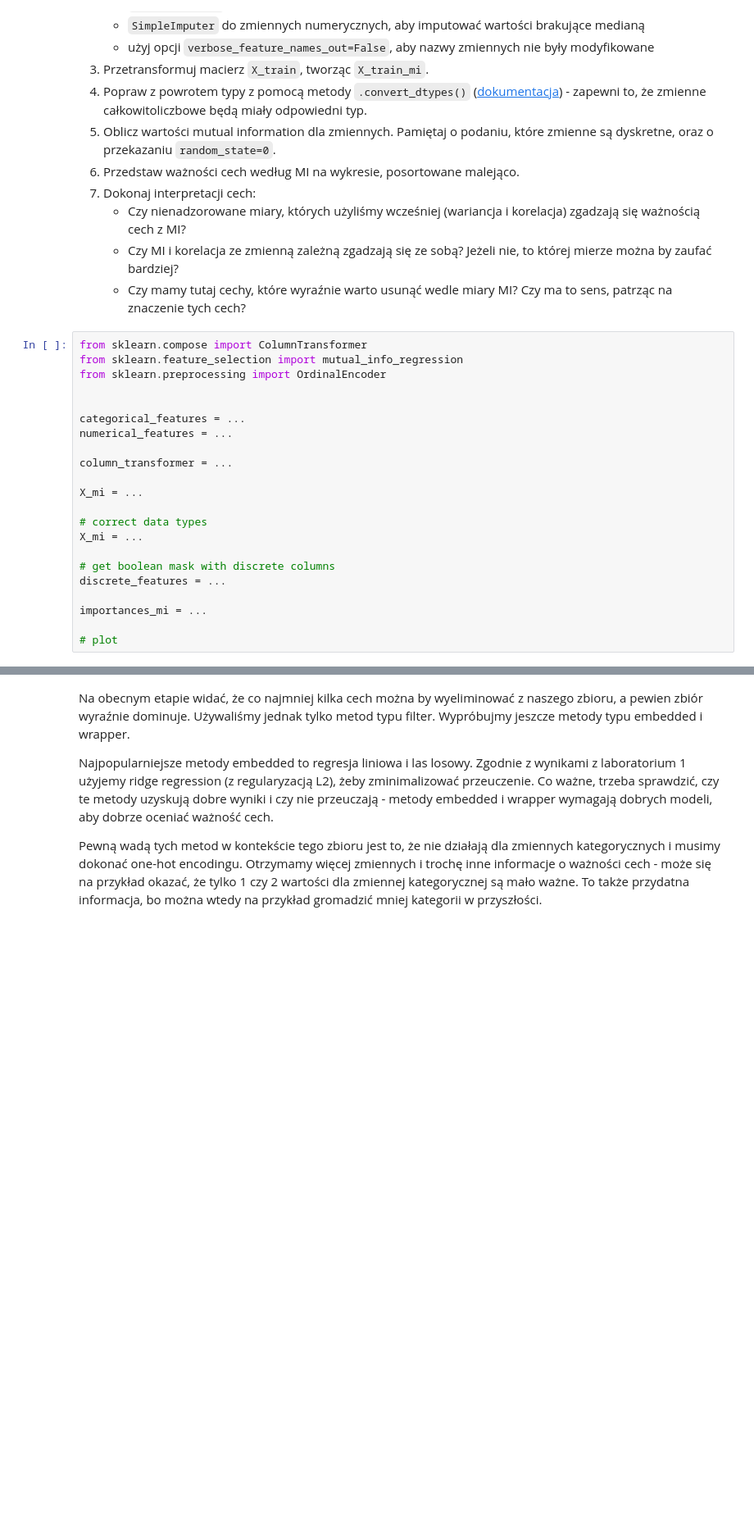
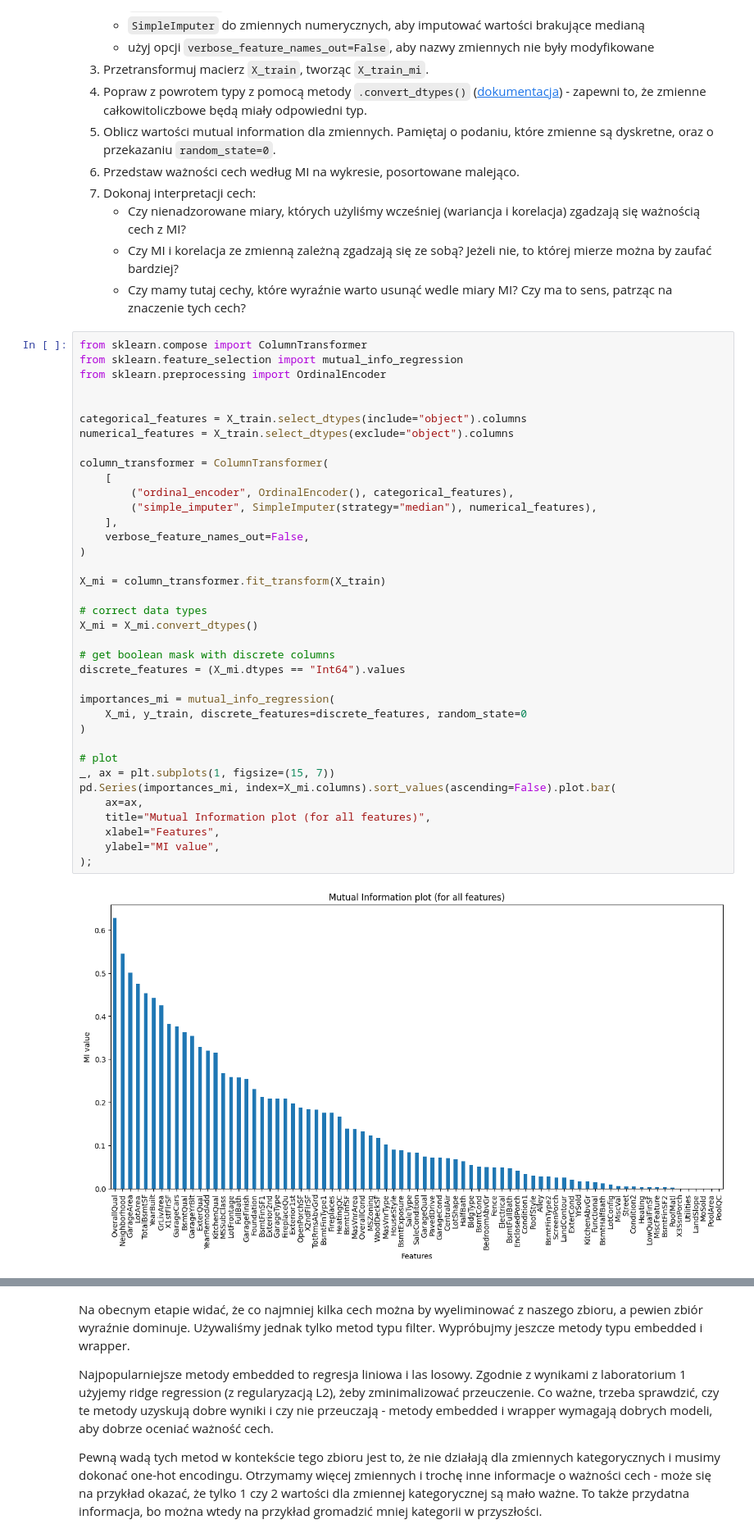
Before and after one commit to basiav/ML-Intro-Course-AGH, a Jupyter notebook: lab6/notebook_empty.ipynb, the cells around one changed output, grey strips where cells are left out. Shown at 82% size. Saved outputs shown, nothing was run; the diff lists cells and outputs as text; blank space fills up the shorter version.

```diff
--- a/lab6/notebook_empty.ipynb
+++ b/lab6/notebook_empty.ipynb
@@ -500,22 +494,39 @@ Mamy jednak problem - na wejściu mamy zmienne dyskretne, które zamieniliśmy n
 # %%
 from sklearn.compose import ColumnTransformer
 from sklearn.feature_selection import mutual_info_regression
 from sklearn.preprocessing import OrdinalEncoder
 
 
-categorical_features = ...
-numerical_features = ...
+categorical_features = X_train.select_dtypes(include="object").columns
+numerical_features = X_train.select_dtypes(exclude="object").columns
 
-column_transformer = ...
+column_transformer = ColumnTransformer(
+    [
+        ("ordinal_encoder", OrdinalEncoder(), categorical_features),
+        ("simple_imputer", SimpleImputer(strategy="median"), numerical_features),
+    ],
+    verbose_feature_names_out=False,
+)
 
-X_mi = ...
+X_mi = column_transformer.fit_transform(X_train)
 
 # correct data types
-X_mi = ...
+X_mi = X_mi.convert_dtypes()
 
 # get boolean mask with discrete columns
-discrete_features = ...
+discrete_features = (X_mi.dtypes == "Int64").values
 
-importances_mi = ...
+importances_mi = mutual_info_regression(
+    X_mi, y_train, discrete_features=discrete_features, random_state=0
+)
 
 # plot
+_, ax = plt.subplots(1, figsize=(15, 7))
+pd.Series(importances_mi, index=X_mi.columns).sort_values(ascending=False).plot.bar(
+    ax=ax,
+    title="Mutual Information plot (for all features)",
+    xlabel="Features",
+    ylabel="MI value",
+);
+# %% [output]
+[figure, added]
```
Also changed, not shown: parts of 17 cells of this notebook.
